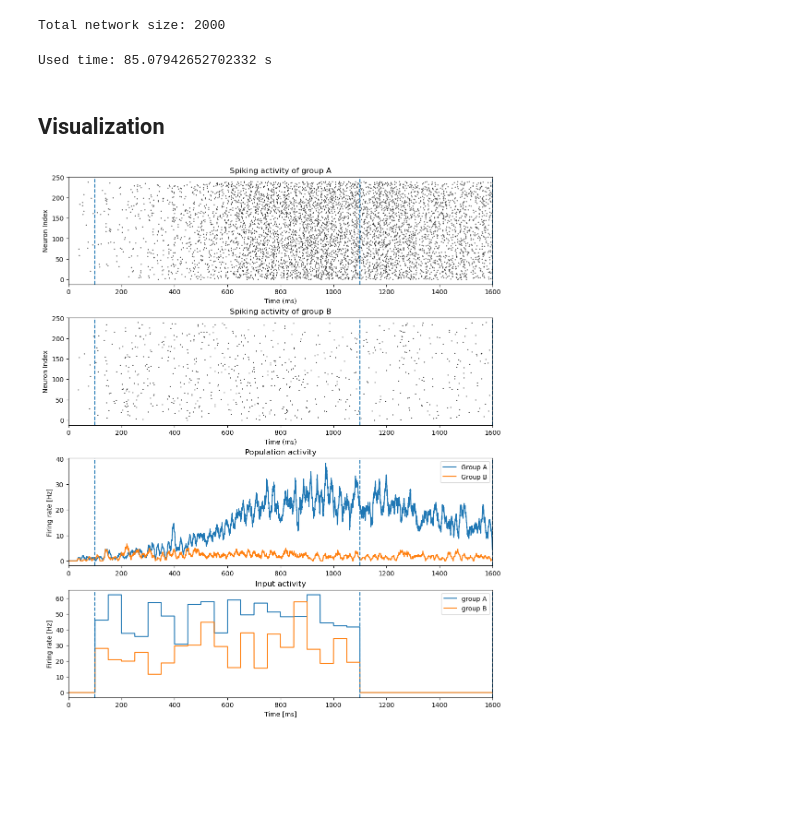
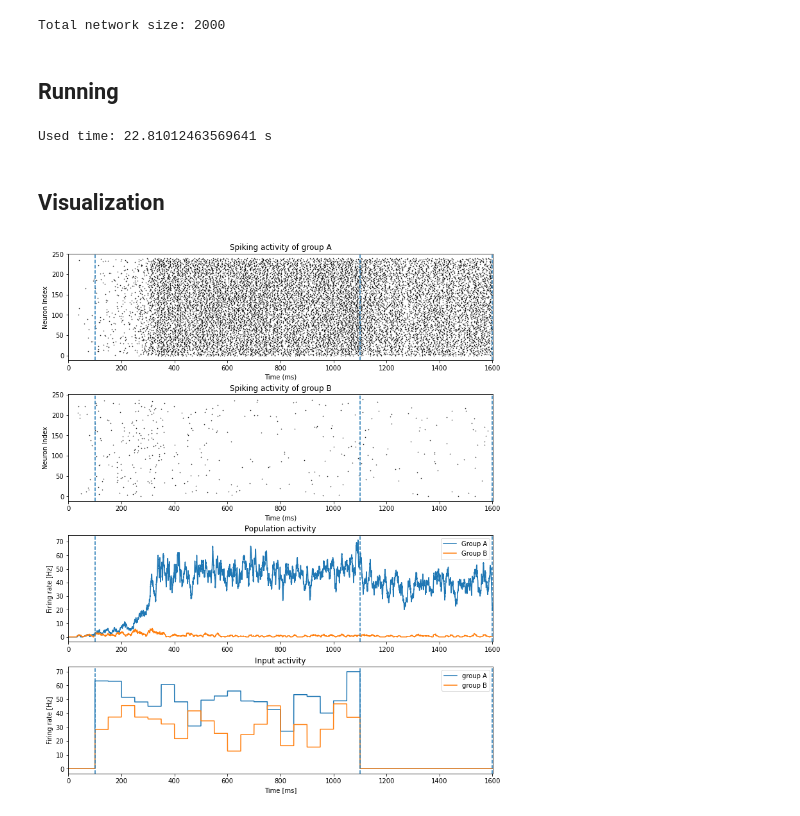
Before and after one commit to brainpy/examples, a Jupyter notebook: decision_making/Wang_2002_decision_making_spiking.ipynb, the cells around one changed output. Saved outputs shown, nothing was run; the diff lists cells and outputs as text; code cells hidden in the pictures; blank space fills up the shorter version.

```diff
--- a/decision_making/Wang_2002_decision_making_spiking.ipynb
+++ b/decision_making/Wang_2002_decision_making_spiking.ipynb
@@ -51,13 +51,13 @@ class LIF(bp.dyn.NeuGroup):
 
     self.integral = bp.odeint(self.derivative)
 
-  def derivative(self, V, t, Iext):
-    dVdt = (- self.gL * (V - self.V_L) - Iext) / self.Cm
+  def derivative(self, V, t):
+    dVdt = (- self.gL * (V - self.V_L) + self.input) / self.Cm
     return dVdt
 
   def update(self, _t, _dt):
     ref = (_t - self.t_last_spike) <= self.t_refractory
-    V = self.integral(self.V, _t, self.input)
+    V = self.integral(self.V, _t, _dt)
     V = bm.where(ref, self.V, V)
     spike = (V >= self.V_th)
     self.V.value = bm.where(spike, self.V_reset, V)
@@ -355,9 +211,12 @@ class DecisionMaking(bp.dyn.Network):
 net = DecisionMaking(scale=1.)
 # %% [output]
 Total network size: 2000
+# %% [markdown]
+## Running
 # %%
-runner = bp.dyn.DSRunner(net, monitors=['A.spike', 'B.spike', 'IA.freq', 'IB.freq'],
-                         dyn_vars=net.vars(), jit=True)
+runner = bp.dyn.DSRunner(net,
+                         monitors=['A.spike', 'B.spike', 'IA.freq', 'IB.freq'],
+                         dyn_vars=net.vars().unique())
 pre_stimulus_period = 100.
 stimulus_period = 1000.
 delay_period = 500.
@@ -365,13 +224,12 @@ total_period = pre_stimulus_period + stimulus_period + delay_period
 t = runner(total_period)
 print(f'Used time: {t} s')
 # %% [output]
-Used time: 85.07942652702332 s
+Used time: 22.81012463569641 s
 # %% [markdown]
 ## Visualization
 # %%
 fig, gs = bp.visualize.get_figure(4, 1, 3, 10)
 
-runner.mon.numpy()
 t_start = 0.
 fig.add_subplot(gs[0, 0])
 bp.visualize.raster_plot(runner.mon.ts, runner.mon['A.spike'], markersize=1)
@@ -391,31 +249,31 @@ plt.axvline(pre_stimulus_period, linestyle='dashed')
 plt.axvline(pre_stimulus_period + stimulus_period, linestyle='dashed')
 plt.axvline(pre_stimulus_period + stimulus_period + delay_period, linestyle='dashed')
 
 fig.add_subplot(gs[2, 0])
 rateA = bp.measure.firing_rate(runner.mon['A.spike'], width=10.)
 rateB = bp.measure.firing_rate(runner.mon['B.spike'], width=10.)
 plt.plot(runner.mon.ts, rateA, label="Group A")
 plt.plot(runner.mon.ts, rateB, label="Group B")
 plt.ylabel('Firing rate [Hz]')
 plt.title("Population activity")
 plt.xlim(t_start, total_period + 1)
 plt.axvline(pre_stimulus_period, linestyle='dashed')
 plt.axvline(pre_stimulus_period + stimulus_period, linestyle='dashed')
 plt.axvline(pre_stimulus_period + stimulus_period + delay_period, linestyle='dashed')
 plt.legend()
 
 fig.add_subplot(gs[3, 0])
 plt.plot(runner.mon.ts, runner.mon['IA.freq'], label="group A")
 plt.plot(runner.mon.ts, runner.mon['IB.freq'], label="group B")
 plt.title("Input activity")
 plt.ylabel("Firing rate [Hz]")
 plt.xlim(t_start, total_period + 1)
 plt.axvline(pre_stimulus_period, linestyle='dashed')
 plt.axvline(pre_stimulus_period + stimulus_period, linestyle='dashed')
 plt.axvline(pre_stimulus_period + stimulus_period + delay_period, linestyle='dashed')
 plt.legend()
 
 plt.xlabel("Time [ms]")
 plt.show()
 # %% [output]
-[figure, old version]
+[figure, new version]
```
Also changed, not shown: parts of 13 cells of this notebook, 3 other files.
